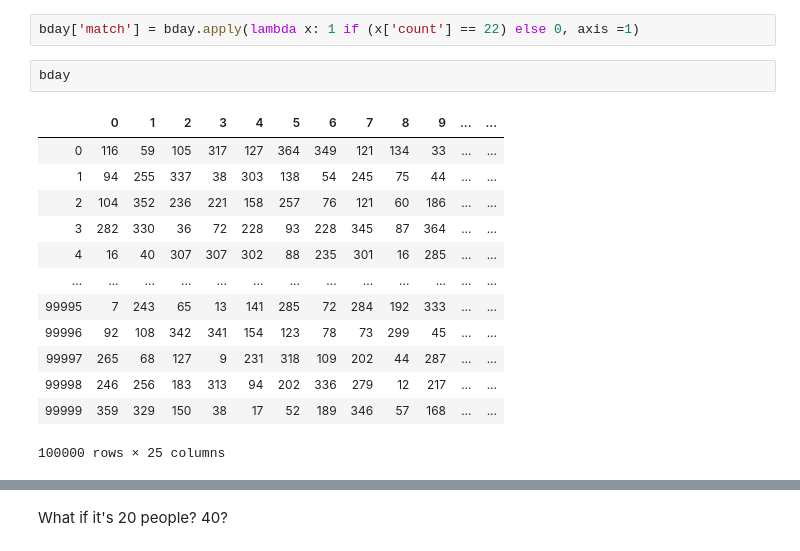
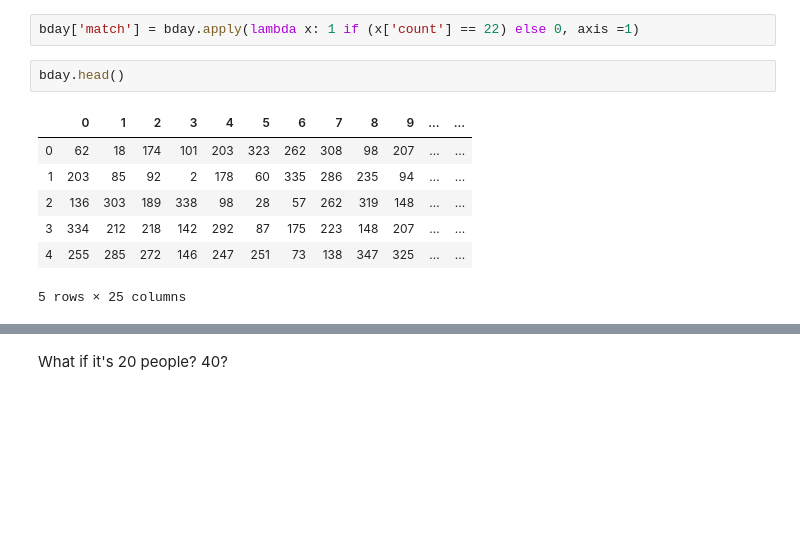
Before and after one commit to ravinder79/statistics-exercises, a Jupyter notebook: simulation.ipynb, the cells around one changed output, grey strips where cells are left out. Drawn from its saved outputs; the diff is of its cells as text; blank space fills up the shorter version.

```diff
--- a/simulation.ipynb
+++ b/simulation.ipynb
@@ -261,21 +294,15 @@ bday
 # %%
 bday['match'] = bday.apply(lambda x: 1 if (x['count'] == 22) else 0, axis =1)
 # %%
-bday
+bday.head()
 # %% [output]
 |  | 0 | 1 | 2 | 3 | 4 | 5 | 6 | 7 | 8 | 9 | ... | ... |
-| 0 | 116 | 59 | 105 | 317 | 127 | 364 | 349 | 121 | 134 | 33 | ... | ... |
-| 1 | 94 | 255 | 337 | 38 | 303 | 138 | 54 | 245 | 75 | 44 | ... | ... |
-| 2 | 104 | 352 | 236 | 221 | 158 | 257 | 76 | 121 | 60 | 186 | ... | ... |
-| 3 | 282 | 330 | 36 | 72 | 228 | 93 | 228 | 345 | 87 | 364 | ... | ... |
-| 4 | 16 | 40 | 307 | 307 | 302 | 88 | 235 | 301 | 16 | 285 | ... | ... |
-| ... | ... | ... | ... | ... | ... | ... | ... | ... | ... | ... | ... | ... |
-| 99995 | 7 | 243 | 65 | 13 | 141 | 285 | 72 | 284 | 192 | 333 | ... | ... |
-| 99996 | 92 | 108 | 342 | 341 | 154 | 123 | 78 | 73 | 299 | 45 | ... | ... |
-| 99997 | 265 | 68 | 127 | 9 | 231 | 318 | 109 | 202 | 44 | 287 | ... | ... |
-| 99998 | 246 | 256 | 183 | 313 | 94 | 202 | 336 | 279 | 12 | 217 | ... | ... |
-| 99999 | 359 | 329 | 150 | 38 | 17 | 52 | 189 | 346 | 57 | 168 | ... | ... |
+| 0 | 62 | 18 | 174 | 101 | 203 | 323 | 262 | 308 | 98 | 207 | ... | ... |
+| 1 | 203 | 85 | 92 | 2 | 178 | 60 | 335 | 286 | 235 | 94 | ... | ... |
+| 2 | 136 | 303 | 189 | 338 | 98 | 28 | 57 | 262 | 319 | 148 | ... | ... |
+| 3 | 334 | 212 | 218 | 142 | 292 | 87 | 175 | 223 | 148 | 207 | ... | ... |
+| 4 | 255 | 285 | 272 | 146 | 247 | 251 | 73 | 138 | 347 | 325 | ... | ... |
-100000 rows × 25 columns
+5 rows × 25 columns
 # %%
 bday.match.mean()
 # %% [output]
```
Also changed, not shown: parts of 13 cells of this notebook.
